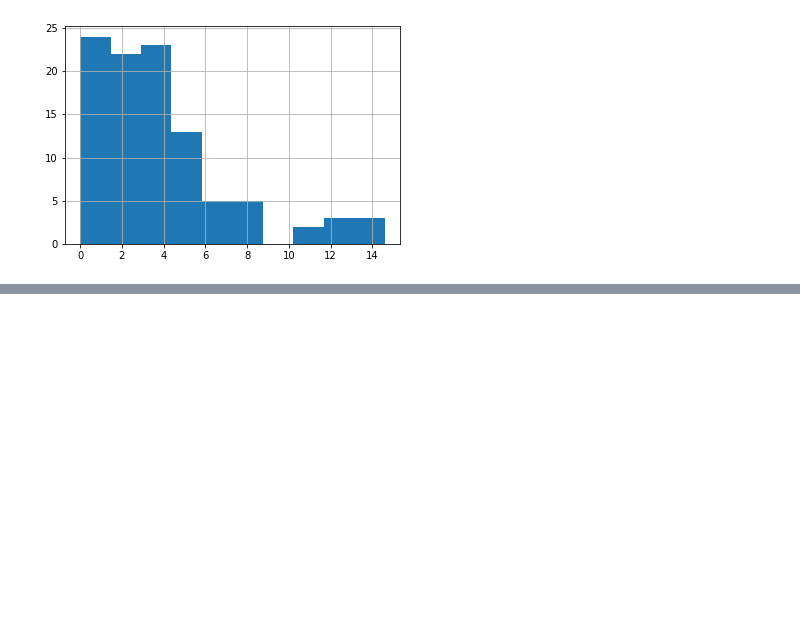
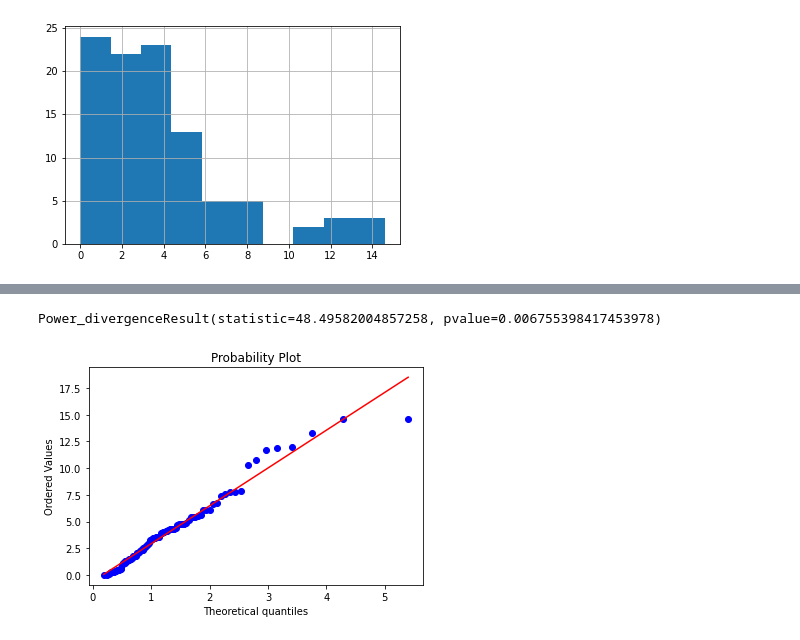
Before and after one commit to ksetdekov/HSE_DS, a Jupyter notebook: 03 Math/Stat hw3/hw3.ipynb, the cells around one changed output, grey strips where cells are left out. Drawn from its saved outputs; the diff is of its cells as text; code cells hidden in the pictures; blank space fills up the shorter version.

```diff
--- a/03 Math/Stat hw3/hw3.ipynb
+++ b/03 Math/Stat hw3/hw3.ipynb
@@ -235,0 +136,8 @@ Text(0, 0.5, 'Frequency')
+# %%
+s, loc1, scale1 = stats.lognorm.fit(p3df.Sample)
+
+r = stats.probplot(p3df.Sample, dist=stats.lognorm(s), plot = plt)
+print(tester(p3df.Sample, stats.lognorm))
+# %% [output]
+Power_divergenceResult(statistic=48.49582004857258, pvalue=0.006755398417453978)
+[figure, added]
```
Also changed, not shown: parts of 9 cells of this notebook.
